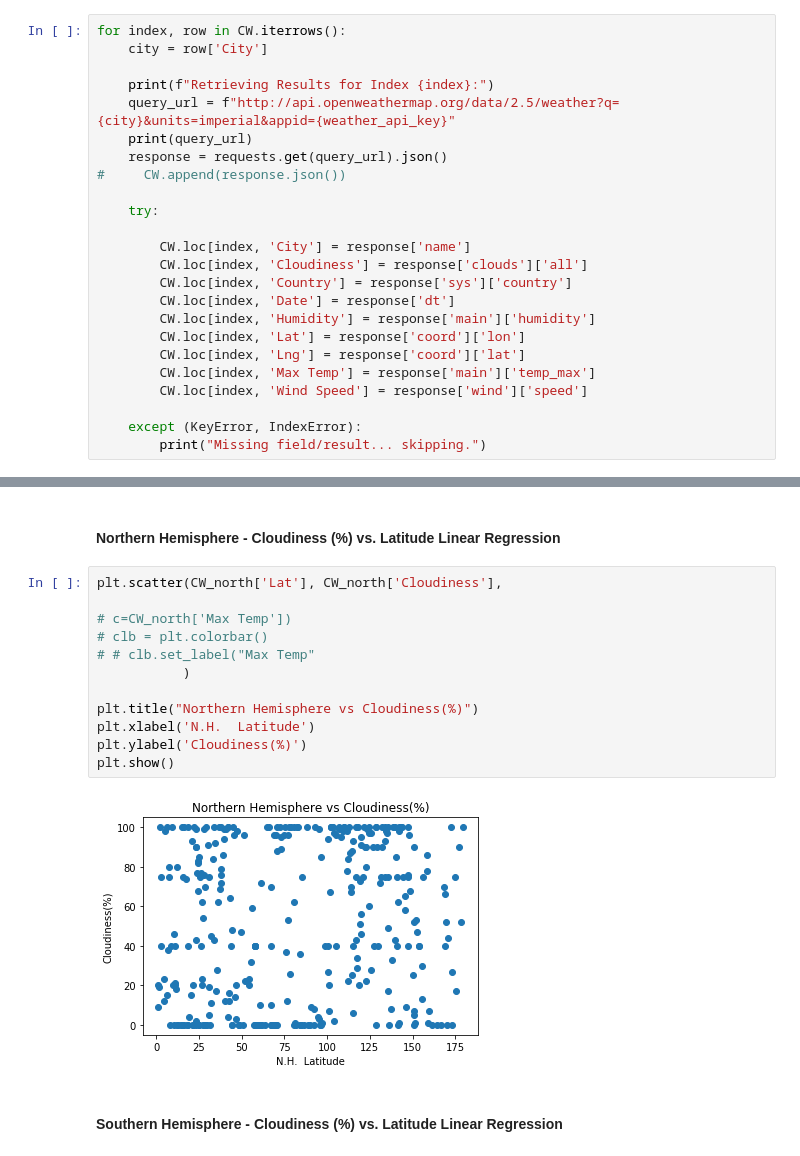
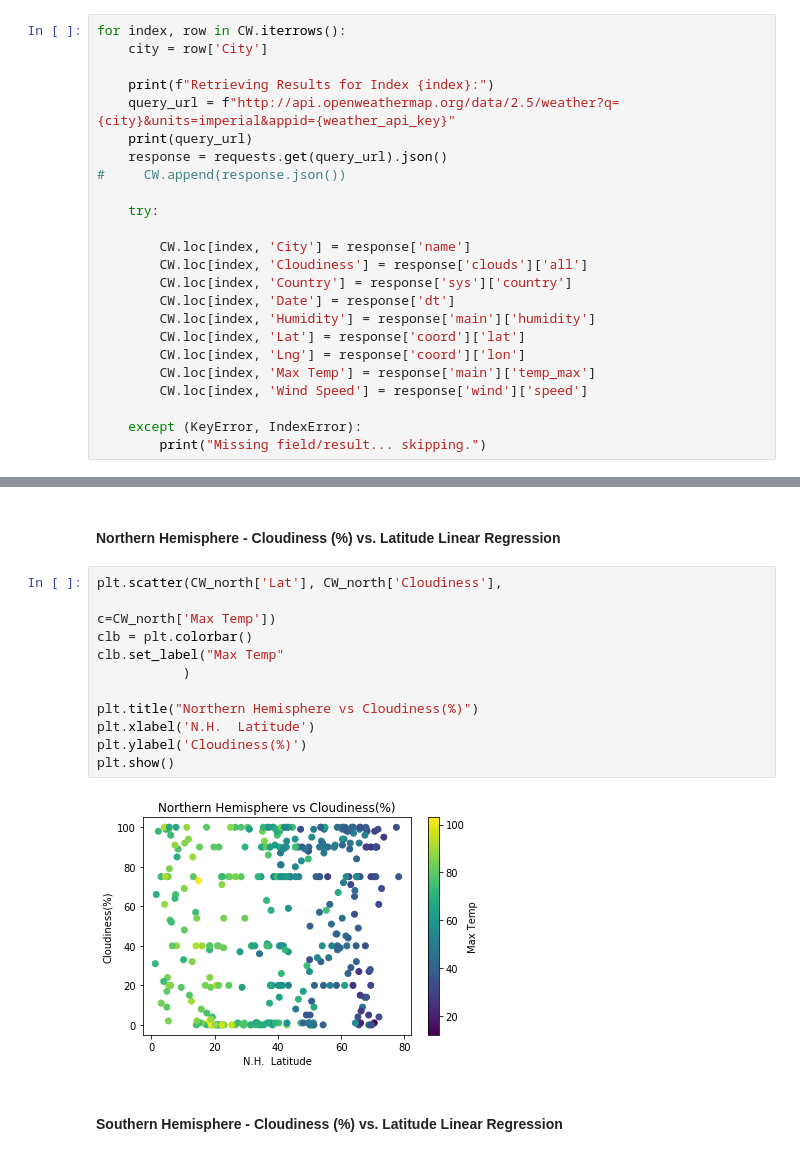
Before and after one commit to JordonNes/Python_API_Challenge, a Jupyter notebook: WeatherPy/Solved_WeatherPy.ipynb, the cells around one changed output, grey strips where cells are left out. Cells and saved outputs as stored; diff of their text form.

```diff
--- a/WeatherPy/Solved_WeatherPy.ipynb
+++ b/WeatherPy/Solved_WeatherPy.ipynb
@@ -147,8 +145,8 @@ for index, row in CW.iterrows():
         CW.loc[index, 'Country'] = response['sys']['country']
         CW.loc[index, 'Date'] = response['dt']
         CW.loc[index, 'Humidity'] = response['main']['humidity']
-        CW.loc[index, 'Lat'] = response['coord']['lon']
-        CW.loc[index, 'Lng'] = response['coord']['lat']
+        CW.loc[index, 'Lat'] = response['coord']['lat']
+        CW.loc[index, 'Lng'] = response['coord']['lon']
         CW.loc[index, 'Max Temp'] = response['main']['temp_max']
         CW.loc[index, 'Wind Speed'] = response['wind']['speed']
 
@@ -395,17 +451,17 @@ plt.show()
 # %%
 plt.scatter(CW_north['Lat'], CW_north['Cloudiness'],
 
-# c=CW_north['Max Temp'])
-# clb = plt.colorbar()
-# # clb.set_label("Max Temp"
+c=CW_north['Max Temp'])
+clb = plt.colorbar()
+clb.set_label("Max Temp"
            )
 
 plt.title("Northern Hemisphere vs Cloudiness(%)")
 plt.xlabel('N.H.  Latitude')
 plt.ylabel('Cloudiness(%)')
 plt.show()
 # %% [output]
-[figure, old version]
+[figure, new version]
 # %% [markdown]
 ####  Southern Hemisphere - Cloudiness (%) vs. Latitude Linear Regression
 # %%
```
Also changed, not shown: parts of 32 cells of this notebook, 13 other files.
